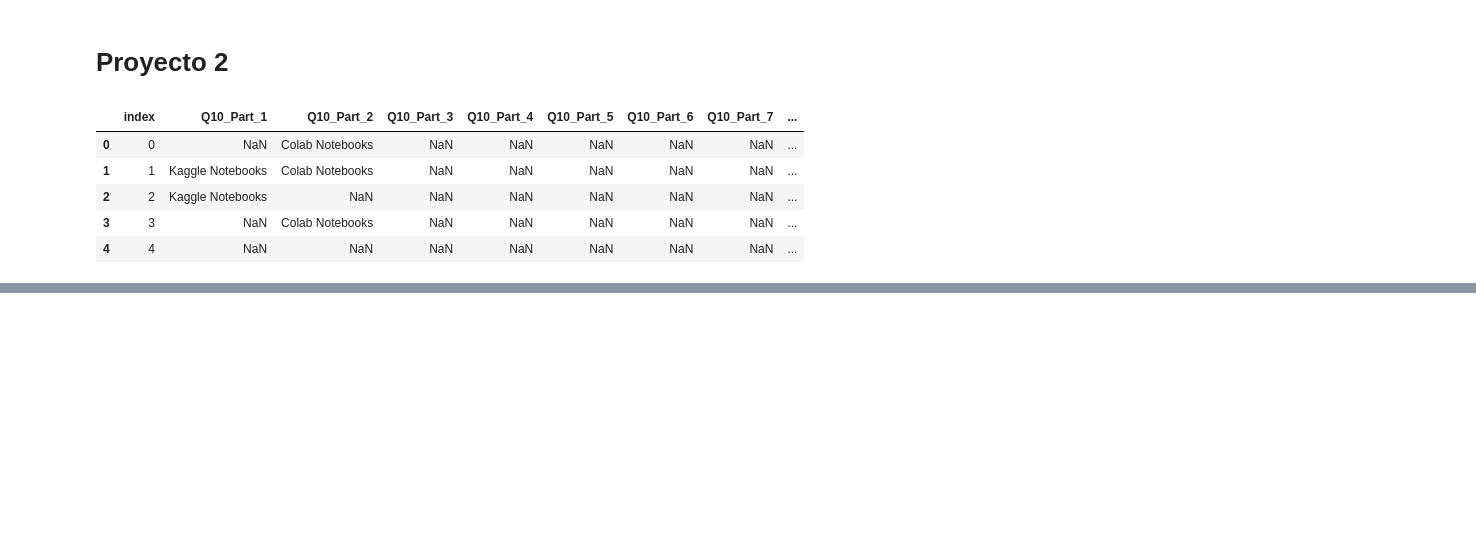
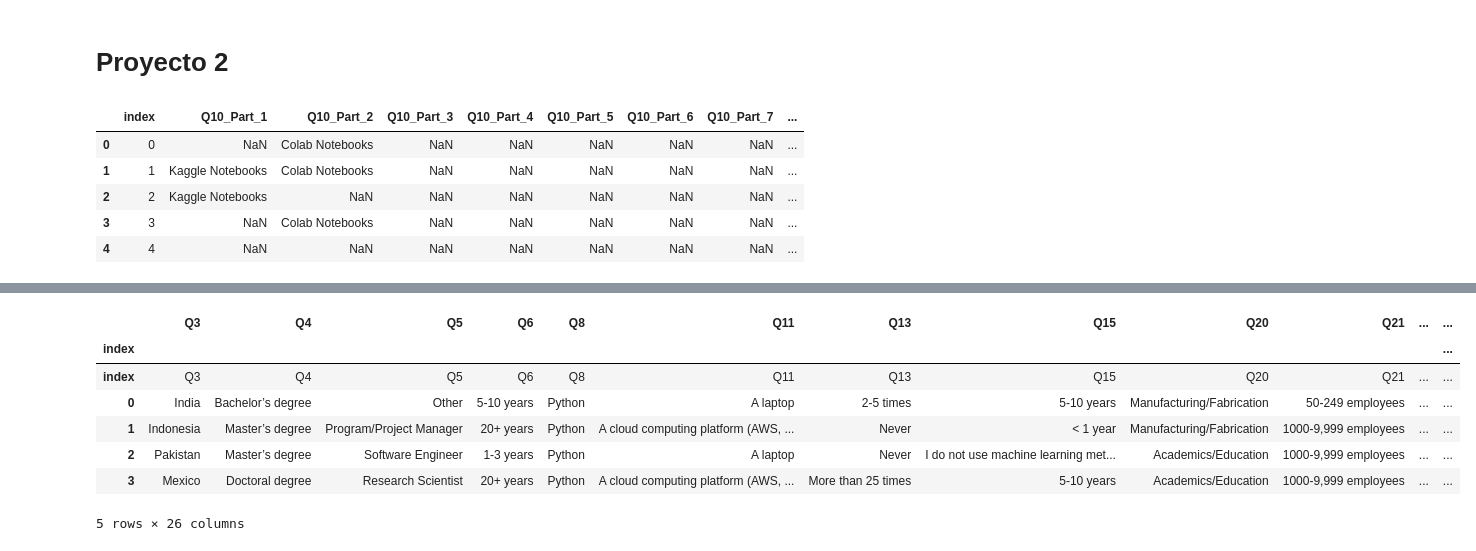
Before and after one commit to MaitaneP/adalab-da-modulo2-proyecto-equipo3, a Jupyter notebook: jupyter_proyecto2.ipynb, the cells around one changed output, grey strips where cells are left out. Saved outputs shown, nothing was run; the diff lists cells and outputs as text; code cells hidden in the pictures; blank space fills up the shorter version.

```diff
--- a/jupyter_proyecto2.ipynb
+++ b/jupyter_proyecto2.ipynb
@@ -27,0 +40,4 @@ df_csv2.head()
+# %%
+f = open("datos/data_txt_clean.txt", mode='r', encoding='utf-8')
+fichero_txt = f.readlines()
+fichero_txt
@@ -27,0 +62,8 @@ df_csv2.head()
+# %%
+fichero_txt_lista = []
+for i in fichero_txt:
+    i = i.strip('\n')
+    i = i.split(';')
+    fichero_txt_lista.append(i)
+
+fichero_txt_lista
@@ -27,0 +88,3 @@ df_csv2.head()
+# %%
+df_txt = pd.DataFrame(fichero_txt_lista,columns= fichero_txt_lista[0])
+df_txt.head()
@@ -27,0 +99,12 @@ df_csv2.head()
+# %%
+df_txt.set_index(['index'], inplace= True)
+df_txt.head()
+# %% [output]
+|  | Q3 | Q4 | Q5 | Q6 | Q8 | Q11 | Q13 | Q15 | Q20 | Q21 | ... | ... |
+| index |  |  |  |  |  |  |  |  |  |  |  | ... |
+| index | Q3 | Q4 | Q5 | Q6 | Q8 | Q11 | Q13 | Q15 | Q20 | Q21 | ... | ... |
+| 0 | India | Bachelor’s degree | Other | 5-10 years | Python | A laptop | 2-5 times | 5-10 years | Manufacturing/Fabrication | 50-249 employees | ... | ... |
+| 1 | Indonesia | Master’s degree | Program/Project Manager | 20+ years | Python | A cloud computing platform (AWS, ... | Never | < 1 year | Manufacturing/Fabrication | 1000-9,999 employees | ... | ... |
+| 2 | Pakistan | Master’s degree | Software Engineer | 1-3 years | Python | A laptop | Never | I do not use machine learning met... | Academics/Education | 1000-9,999 employees | ... | ... |
+| 3 | Mexico | Doctoral degree | Research Scientist | 20+ years | Python | A cloud computing platform (AWS, ... | More than 25 times | 5-10 years | Academics/Education | 1000-9,999 employees | ... | ... |
+5 rows × 26 columns
```
Also changed, not shown: parts of 7 cells of this notebook.
